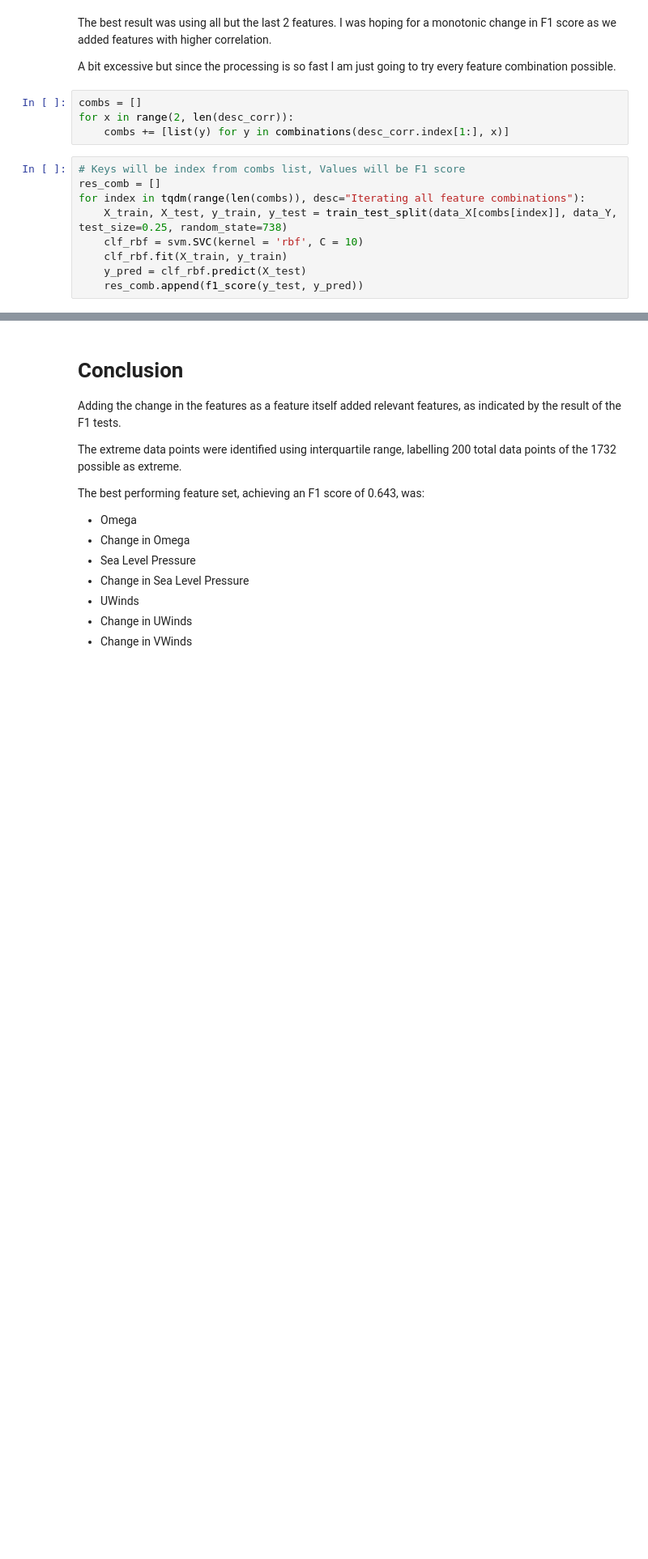
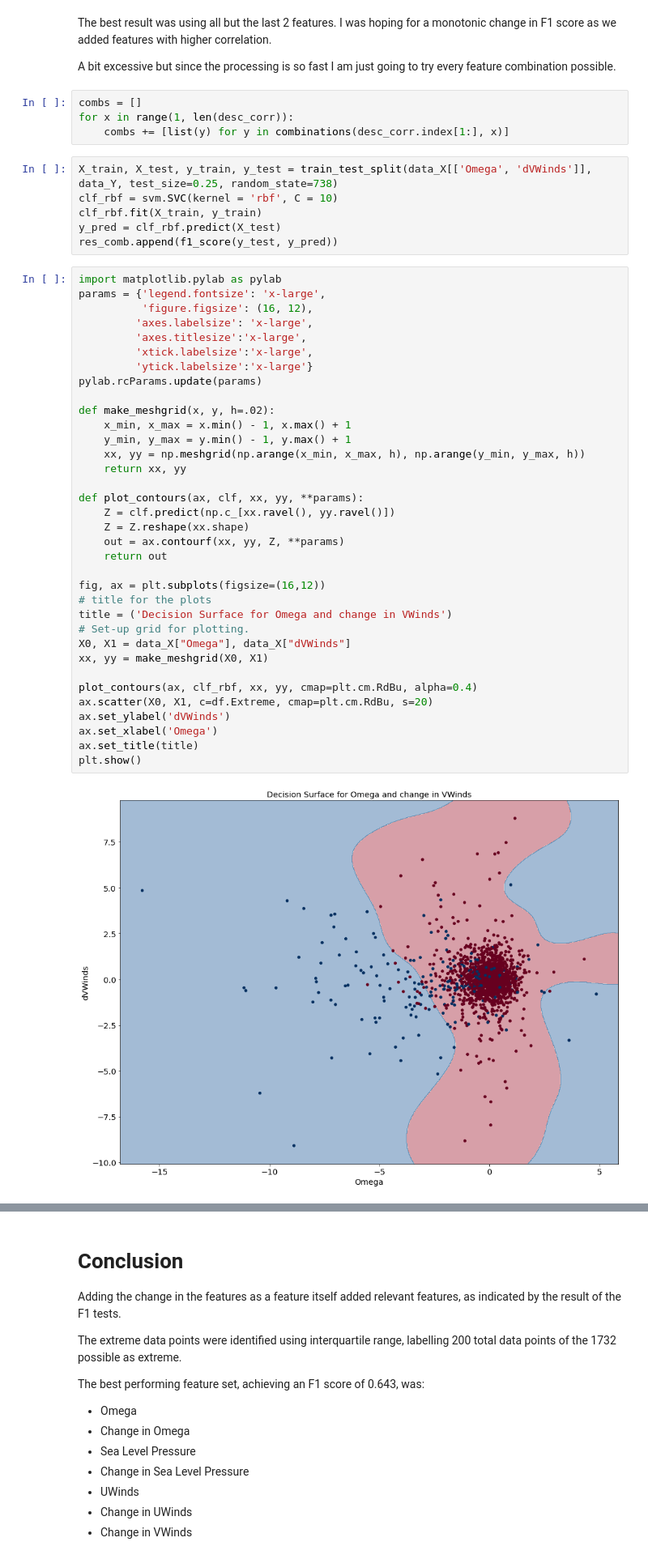
Before and after one commit to DanielRJohnson/EECS738-FP, a Jupyter notebook: bks-TimeDependency.ipynb, the cells around one changed output, grey strips where cells are left out. Shown: that part at 81% size. Saved outputs shown, nothing was run; the diff lists cells and outputs as text; blank space fills up the shorter version.

```diff
--- a/bks-TimeDependency.ipynb
+++ b/bks-TimeDependency.ipynb
@@ -163,17 +179,51 @@ A bit excessive but since the processing is so fast I am just going to try
 every feature combination possible.
 # %%
 combs = []
-for x in range(2, len(desc_corr)):
+for x in range(1, len(desc_corr)):
     combs += [list(y) for y in combinations(desc_corr.index[1:], x)]
 # %%
-# Keys will be index from combs list, Values will be F1 score
-res_comb = []
-for index in tqdm(range(len(combs)), desc="Iterating all feature combinations"):
-    X_train, X_test, y_train, y_test = train_test_split(data_X[combs[index]], data_Y, test_size=0.25, random_state=738)
-    clf_rbf = svm.SVC(kernel = 'rbf', C = 10)
-    clf_rbf.fit(X_train, y_train)
-    y_pred = clf_rbf.predict(X_test)
-    res_comb.append(f1_score(y_test, y_pred))
+X_train, X_test, y_train, y_test = train_test_split(data_X[['Omega', 'dVWinds']], data_Y, test_size=0.25, random_state=738)
+clf_rbf = svm.SVC(kernel = 'rbf', C = 10)
+clf_rbf.fit(X_train, y_train)
+y_pred = clf_rbf.predict(X_test)
+res_comb.append(f1_score(y_test, y_pred))
+# %%
+import matplotlib.pylab as pylab
+params = {'legend.fontsize': 'x-large',
+          'figure.figsize': (16, 12),
+         'axes.labelsize': 'x-large',
+         'axes.titlesize':'x-large',
+         'xtick.labelsize':'x-large',
+         'ytick.labelsize':'x-large'}
+pylab.rcParams.update(params)
+
+def make_meshgrid(x, y, h=.02):
+    x_min, x_max = x.min() - 1, x.max() + 1
+    y_min, y_max = y.min() - 1, y.max() + 1
+    xx, yy = np.meshgrid(np.arange(x_min, x_max, h), np.arange(y_min, y_max, h))
+    return xx, yy
+
+def plot_contours(ax, clf, xx, yy, **params):
+    Z = clf.predict(np.c_[xx.ravel(), yy.ravel()])
+    Z = Z.reshape(xx.shape)
+    out = ax.contourf(xx, yy, Z, **params)
+    return out
+
+fig, ax = plt.subplots(figsize=(16,12))
+# title for the plots
+title = ('Decision Surface for Omega and change in VWinds')
+# Set-up grid for plotting.
+X0, X1 = data_X["Omega"], data_X["dVWinds"]
+xx, yy = make_meshgrid(X0, X1)
+
+plot_contours(ax, clf_rbf, xx, yy, cmap=plt.cm.RdBu, alpha=0.4)
+ax.scatter(X0, X1, c=df.Extreme, cmap=plt.cm.RdBu, s=20)
+ax.set_ylabel('dVWinds')
+ax.set_xlabel('Omega')
+ax.set_title(title)
+plt.show()
+# %% [output]
+[figure, added]
 # %%
 best_index = res_comb.index(max(res_comb))
 print("Best F1 score of %f using\n%s" % (res_comb[best_index], str(combs[best_index])))
```
Also changed, not shown: parts of 5 cells of this notebook, 3 other files.
